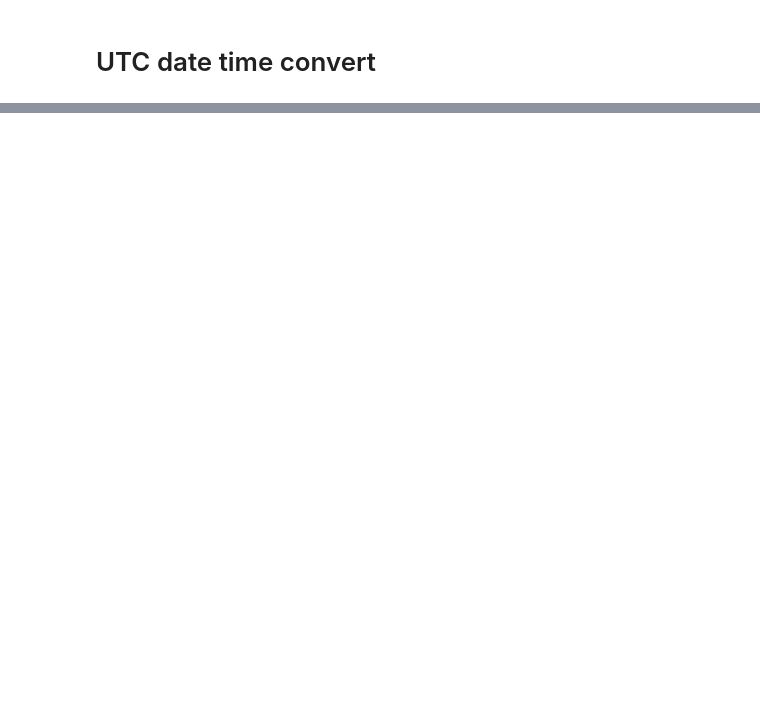
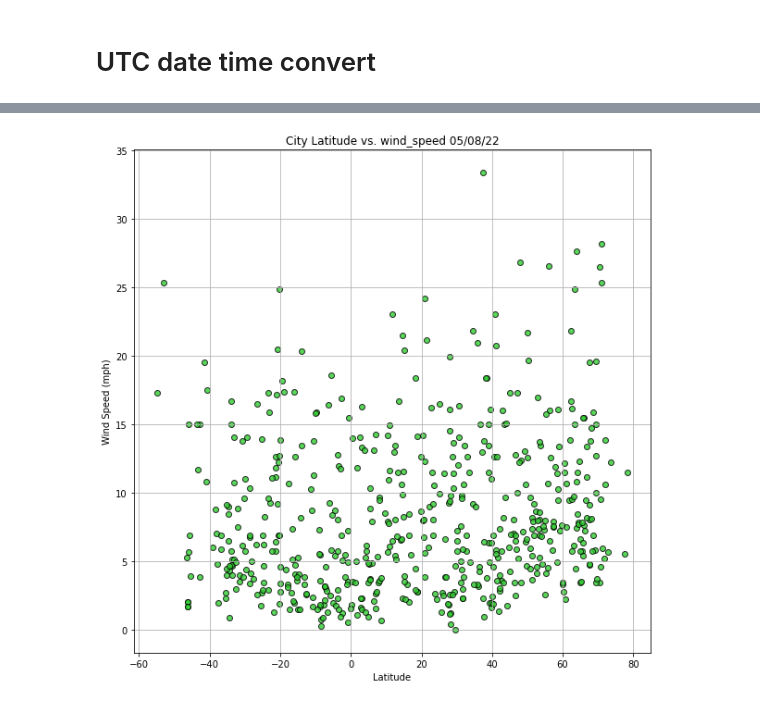
Before and after one commit to BenjaminAguayo/World_weather_Analysis, a Jupyter notebook: API_practice.ipynb, the cells around one changed output, grey strips where cells are left out. Drawn from its saved outputs; the diff is of its cells as text; code cells hidden in the pictures; blank space fills up the shorter version.

```diff
--- a/API_practice.ipynb
+++ b/API_practice.ipynb
@@ -135,0 +425,24 @@ datetime.utcfromtimestamp(date).strftime('%Y-%m-%d %H:%M:%S')
+# %%
+# Cambia el tamaño de la imagen
+plt.subplots(figsize=(10, 10))
+
+# Build the scatter plot for latitude vs. max temperature.
+plt.scatter(lats, # Arriba están las variables que vamos a graficarS
+            wind_speed,
+            c="limegreen",
+            edgecolor="black", linewidths=1, marker="o",
+            alpha=0.8, label="Cities")
+
+# Incorporate the other graph properties.
+plt.title(f"City Latitude vs. wind_speed "+ time.strftime("%x"))
+plt.ylabel("Wind Speed (mph)")
+plt.xlabel("Latitude")
+plt.grid(True)
+
+# Save the figure.
+plt.savefig("Weather_data/Fig4.png")
+
+# Show plot.
+plt.show()
+# %% [output]
+[figure, added]
```
Also changed, not shown: parts of 34 cells of this notebook, 8 other files.
